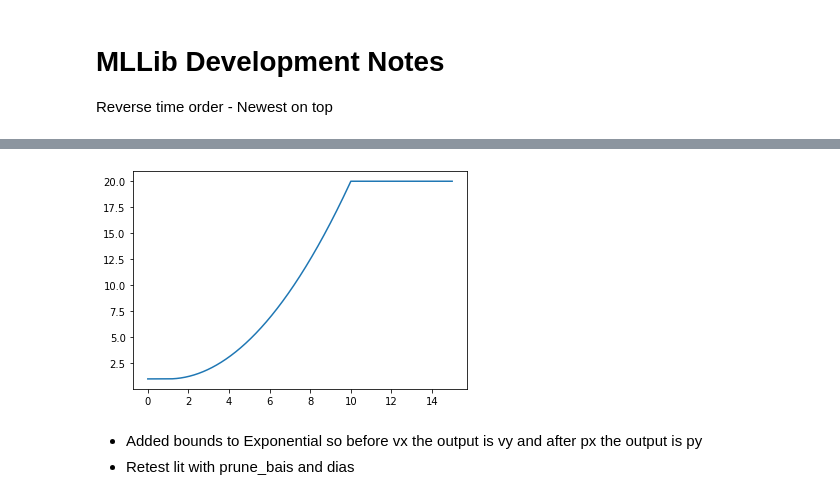
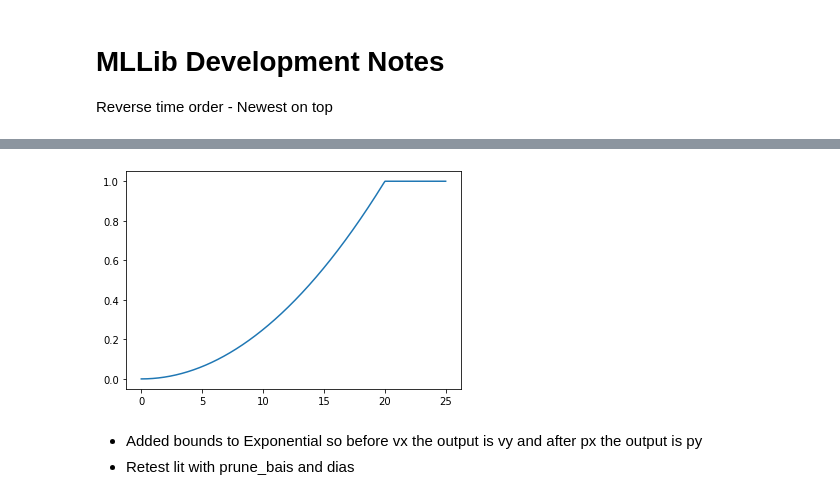
Before and after one commit to bhlarson/mllib, a Jupyter notebook: notebook/notes04.ipynb, the cells around one changed output, grey strips where cells are left out. Cells and saved outputs as stored; diff of their text form; code cells hidden in the pictures.

```diff
--- a/notebook/notes04.ipynb
+++ b/notebook/notes04.ipynb
@@ -19,22 +19,22 @@ Reverse time order - Newest on top
 # %%
 import numpy as np
 from matplotlib import pyplot as plt
 from pymlutil.functions import Exponential, GaussianBasis
 
 
-vx = 1.0
-vy = 1.0
-px = 10.0
-py = 20.0
+vx = 0
+vy = 0
+px = 20
+py = 1
 power=2
 
 expf =  Exponential(vx=vx, vy=vy, px=px, py=py, power=power)
 
 x = np.arange(0, px+5, 0.01)
 plt.plot(x, expf.f(x))
 plt.show()
 # %% [output]
-[figure, old version]
+[figure, new version]
 # %% [markdown]
 - Added bounds to Exponential so before vx the output is vy and after px the output is py
 - Retest lit with prune_bais and dias
```
